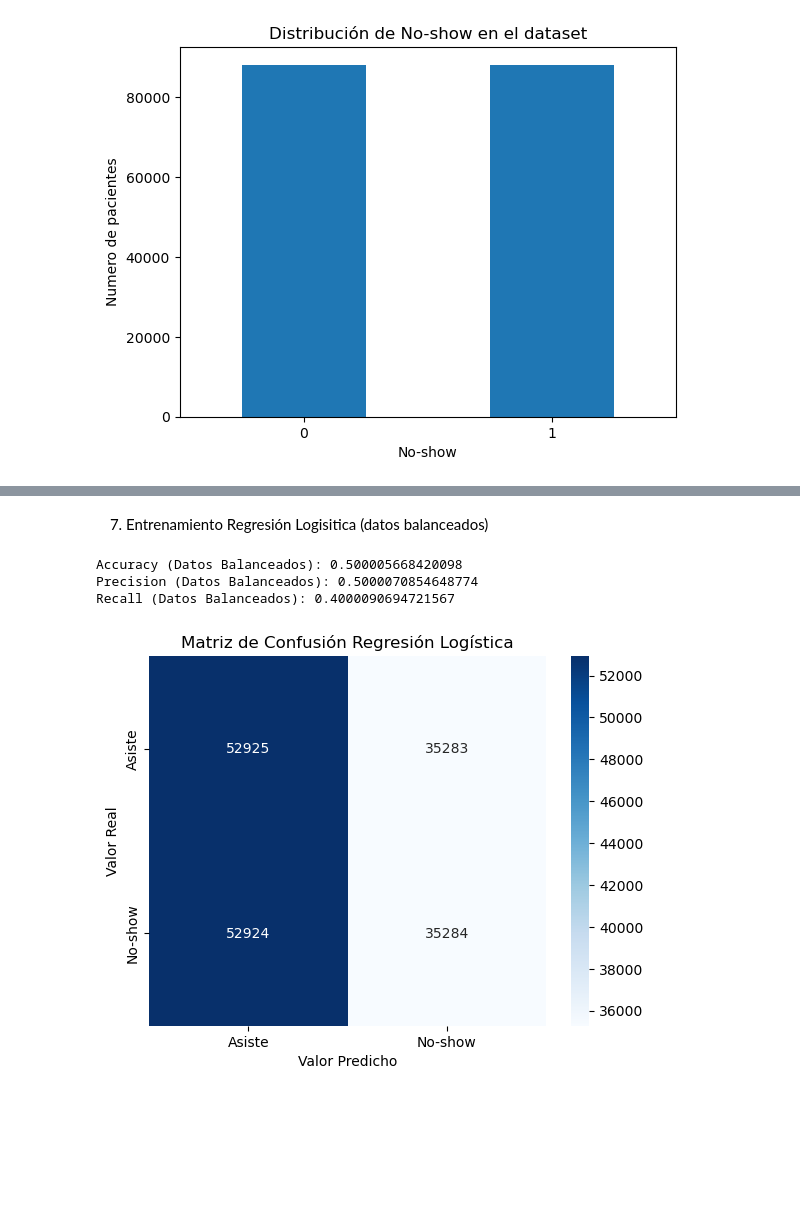
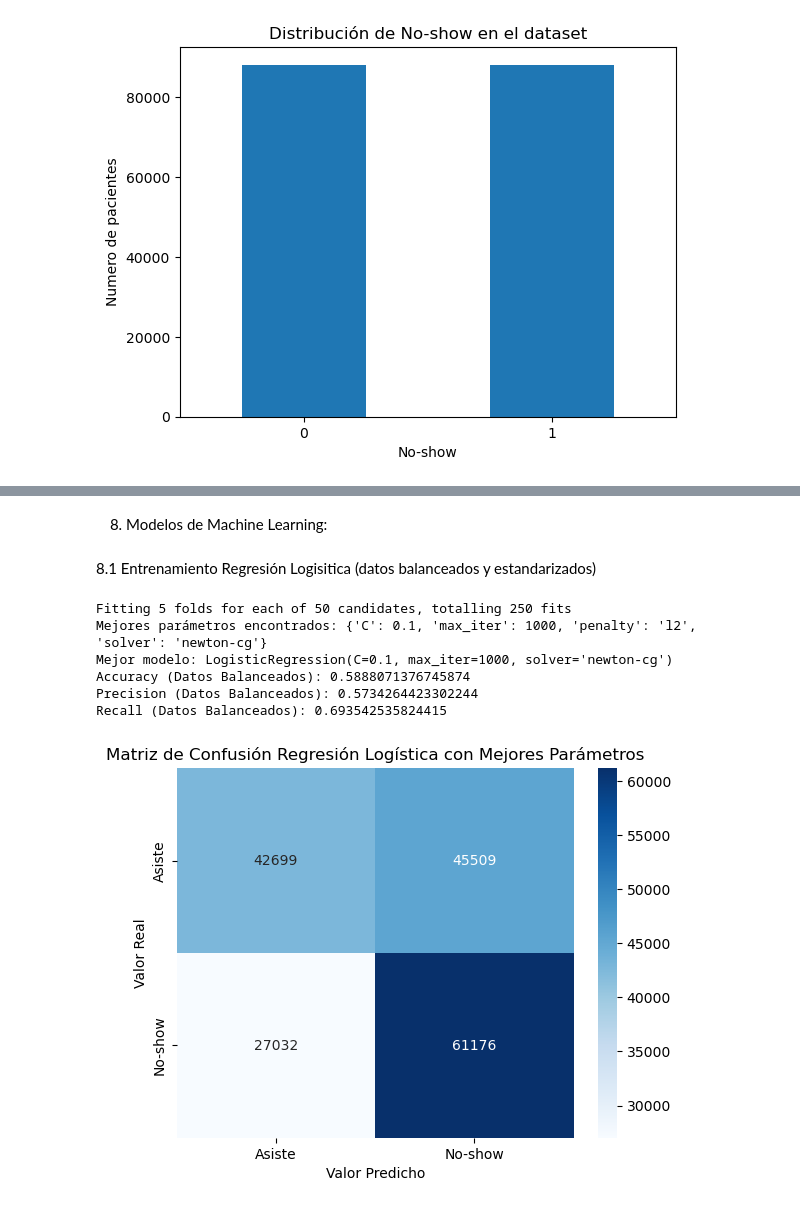
Before and after one commit to SValduezaL/TFM-Master-IA-INESDI, a Jupyter notebook: BBDD Kaagle/predicción_ inasistencia_v1.ipynb, the cells around one changed output, grey strips where cells are left out. Cells and saved outputs as stored; diff of their text form; code cells hidden in the pictures; blank space fills up the shorter version.

```diff
--- a/BBDD Kaagle/predicción_ inasistencia_v1.ipynb
+++ b/BBDD Kaagle/predicción_ inasistencia_v1.ipynb
@@ -236,35 +281,57 @@ Text(0.5, 1.0, 'Distribución de No-show en el dataset')
+# %% [markdown]
+8. Modelos de Machine Learning:
 # %% [markdown]
-7. Entrenamiento Regresión Logisitica (datos balanceados)
+8.1 Entrenamiento Regresión Logisitica (datos balanceados y estandarizados)
 # %%
+# Crear una instancia de LogisticRegression
+clf_logistic = LogisticRegression()
 
-# Crear una instancia de LogisticRegression
-clf_logistic = LogisticRegression(max_iter=1000) # Numero maximo de iteraciones
+# Diccionario de parametros a probar
+param_grid = {
+    'max_iter': [1000, 2000], # Numero de iteraciones
+    'penalty': ['l2'], # Tipos de penalización
+    'C': [0.01, 0.1, 1, 10, 100], # Valores de regularización
+    'solver': ['newton-cg', 'lbfgs', 'liblinear', 'sag', 'saga'] # Algoritmos para la optimización
+}
 
-# Realizar la validación cruzada para obtener predicciones para todo el conjunto de datos balanceados
-y_pred_balanced_logistic = cross_val_predict(clf_logistic, X_balanced, y_balanced, cv=5)
+# Crear una instancia de GridSearchCV
+grid_search = GridSearchCV(clf_logistic, param_grid, cv=5, scoring='accuracy', verbose=1, n_jobs=-1)
+
+# Ajustar GridSearchCV
+grid_search.fit(X_balanced_scaled, y_balanced)
+
+# Ver los mejores parámetros y el mejor modelo
+print('Mejores parámetros encontrados:', grid_search.best_params_)
+print('Mejor modelo:', grid_search.best_estimator_)
+
+# Realizar la validación cruzada para obtener predicciones para todo el conjunto de datos balanceados usando el mejor modelo
+y_pred_balanced_logistic = cross_val_predict(grid_search.best_estimator_, X_balanced_scaled, y_balanced, cv=5)
 
 # Se crea una matriz de confusión
 confusion_mat_balanced_logistic = confusion_matrix(y_balanced, y_pred_balanced_logistic)
 labels = ['Asiste', 'No-show']
 sns.heatmap(confusion_mat_balanced_logistic, annot=True, fmt='d', cmap='Blues', xticklabels=labels, yticklabels=labels)
 
 # Configuración del gráfico
-plt.title('Matriz de Confusión Regresión Logística')
+plt.title('Matriz de Confusión Regresión Logística con Mejores Parámetros')
 plt.xlabel('Valor Predicho')
 plt.ylabel('Valor Real')
 
 # Se calculan las métricas de evaluación
 accuracy_balanced_logistic = accuracy_score(y_balanced, y_pred_balanced_logistic)
 precision_balanced_logistic = precision_score(y_balanced, y_pred_balanced_logistic, pos_label=1)
 recall_balanced_logistic = recall_score(y_balanced, y_pred_balanced_logistic, pos_label=1)
 
 print("Accuracy (Datos Balanceados):", accuracy_balanced_logistic)
 print("Precision (Datos Balanceados):", precision_balanced_logistic)
 print("Recall (Datos Balanceados):", recall_balanced_logistic)
 plt.show()
 # %% [output]
-Accuracy (Datos Balanceados): 0.500005668420098
-Precision (Datos Balanceados): 0.5000070854648774
-Recall (Datos Balanceados): 0.4000090694721567
+Fitting 5 folds for each of 50 candidates, totalling 250 fits
+Mejores parámetros encontrados: {'C': 0.1, 'max_iter': 1000, 'penalty': 'l2', 'solver': 'newton-cg'}
+Mejor modelo: LogisticRegression(C=0.1, max_iter=1000, solver='newton-cg')
+Accuracy (Datos Balanceados): 0.5888071376745874
+Precision (Datos Balanceados): 0.5734264423302244
+Recall (Datos Balanceados): 0.693542535824415
-[figure, old version]
+[figure, new version]
 # %% [markdown]
```
Also changed, not shown: parts of 17 cells of this notebook.
